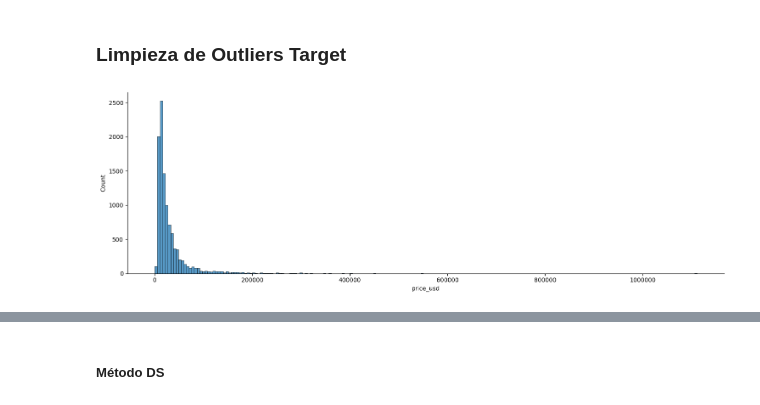
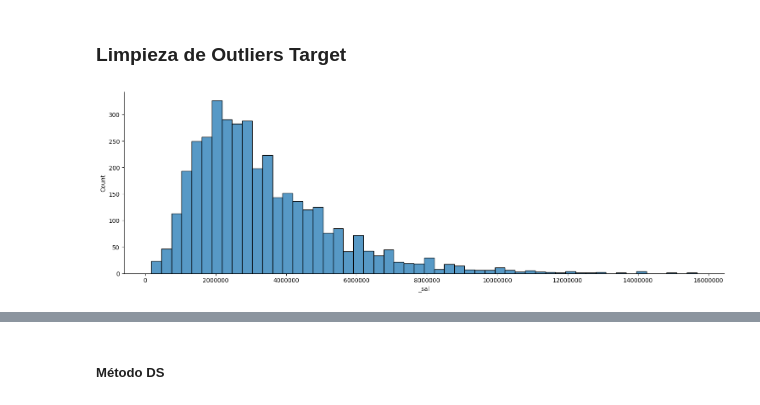
Before and after one commit to caro6852lq/MachineLearning_PredictSalary, a Jupyter notebook: Notebook/Notebook_MachineLearning_PredictSalary.ipynb, the cells around one changed output, grey strips where cells are left out. Drawn from its saved outputs; the diff is of its cells as text; code cells hidden in the pictures.

```diff
--- a/Notebook/Notebook_MachineLearning_PredictSalary.ipynb
+++ b/Notebook/Notebook_MachineLearning_PredictSalary.ipynb
@@ -53,0 +52,17 @@ df_0 = df
+# %%
+columnas = ['donde_estas_trabajando',
+            'dedicacion',
+            'tipo_de_contrato',
+       'trabajo_de',
+       'anos_de_experiencia',
+       'cantidad_de_personas_en_tu_organizacion',
+        'modalidad_de_trabajo',
+      'maximo_nivel_de_estudios',
+       'estado',
+        'carrera',
+        'tengo_edad',
+       'genero',
+        'seniority',
+        '_sal']
+# %%
+df = df[columnas]
@@ -104,7 +128,7 @@ df = df.fillna(0)
 ### Limpieza de Outliers Target
 # %%
 ## Reviso la distribución de la variable a predecir
-sns.displot(df["price_usd"], aspect=3)
+sns.displot(df["_sal"], aspect=3)
 plt.ticklabel_format(style='plain', axis='x') # Para evitar la notación científica en las etiquetas
 # %% [output]
-[figure, old version]
+[figure, new version]
```
Also changed, not shown: parts of 66 cells of this notebook.
